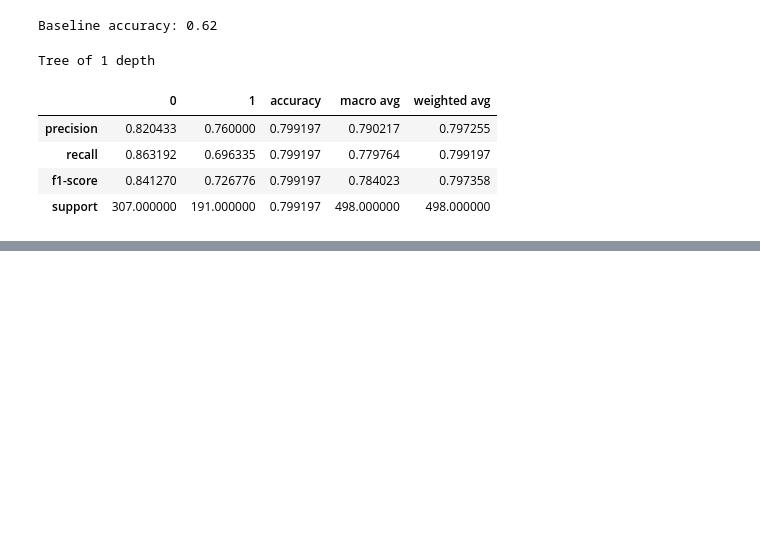
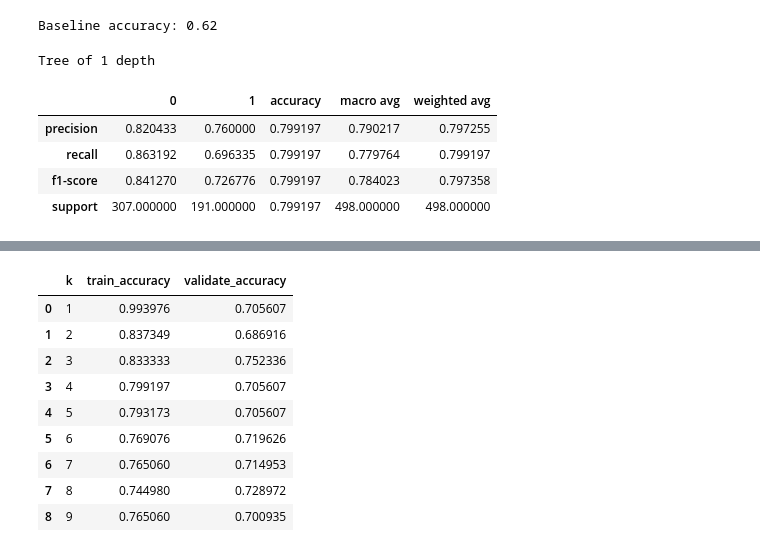
Before and after one commit to jamesallen0351/classification-exercises, a Jupyter notebook: model.ipynb, the cells around one changed output, grey strips where cells are left out. Saved outputs shown, nothing was run; the diff lists cells and outputs as text; code cells hidden in the pictures; blank space fills up the shorter version.

```diff
--- a/model.ipynb
+++ b/model.ipynb
@@ -409,0 +921,13 @@ Tree of 1 depth
+# %%
+results
+# %% [output]
+|  | k | train_accuracy | validate_accuracy |
+| 0 | 1 | 0.993976 | 0.705607 |
+| 1 | 2 | 0.837349 | 0.686916 |
+| 2 | 3 | 0.833333 | 0.752336 |
+| 3 | 4 | 0.799197 | 0.705607 |
+| 4 | 5 | 0.793173 | 0.705607 |
+| 5 | 6 | 0.769076 | 0.719626 |
+| 6 | 7 | 0.765060 | 0.714953 |
+| 7 | 8 | 0.744980 | 0.728972 |
+| 8 | 9 | 0.765060 | 0.700935 |
```
Also changed, not shown: parts of 45 cells of this notebook, 1 other file.
